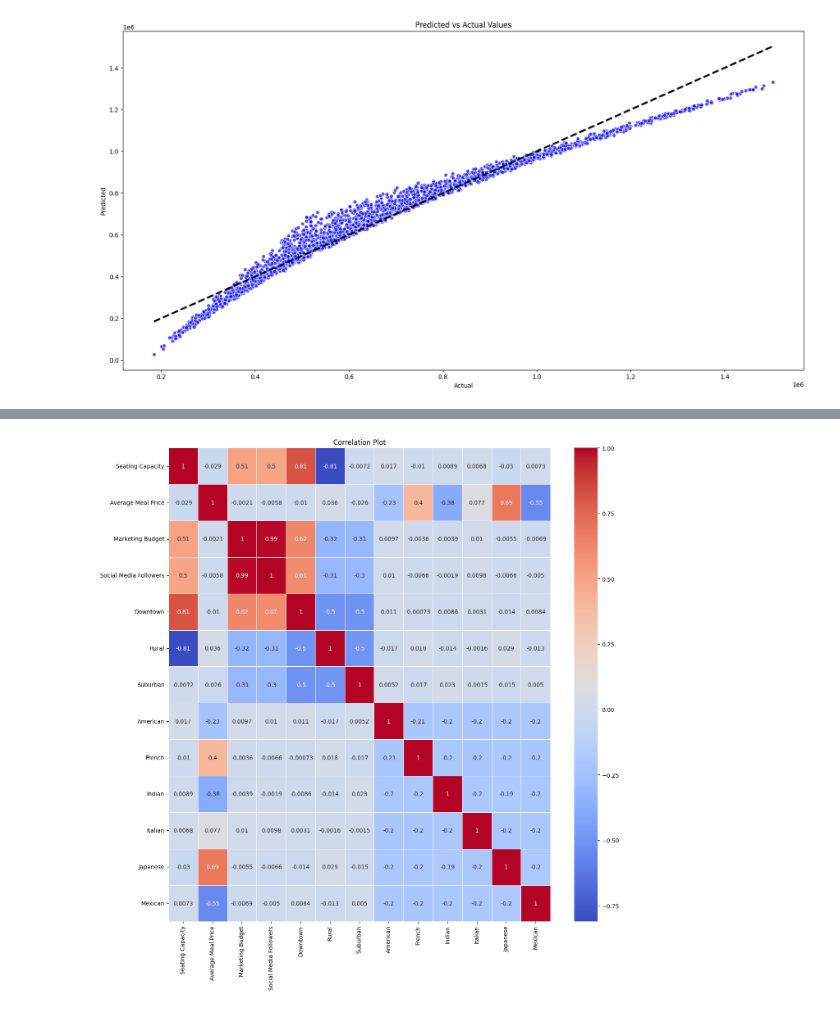
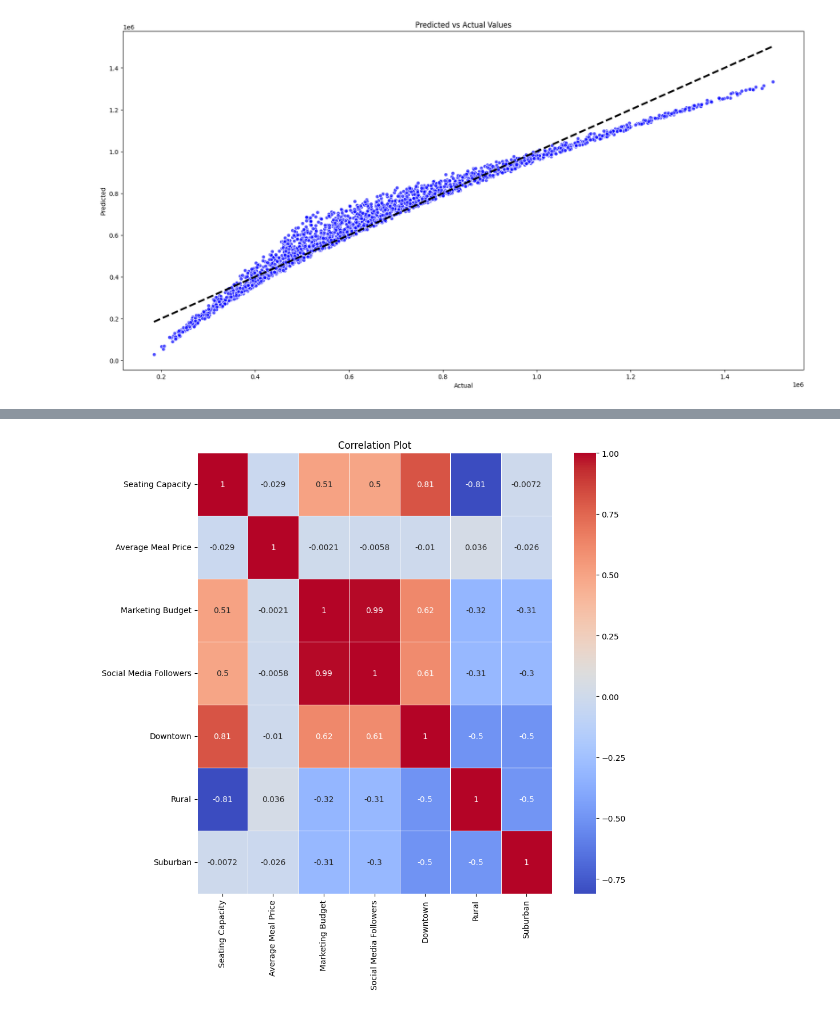
Before and after one commit to adiazvarela/restaurant_revenue_predictions, a Jupyter notebook: Project_1_Q1.ipynb, the cells around one changed output, grey strips where cells are left out. Cells and saved outputs as stored; diff of their text form; code cells hidden in the pictures.

Commit message:
Alternate model without cuisine types

```diff
--- a/Project_1_Q1.ipynb
+++ b/Project_1_Q1.ipynb
@@ -67,4 +13,4 @@ from sklearn.metrics import r2_score, mean_absolute_error, mean_squared_error
 # %% [markdown]
 Read csv file using pandas
 # %%
-dataset = pd.read_csv('restaurant_data.csv')
+dataset = pd.read_csv('https://raw.githubusercontent.com/adiazvarela/restaurant_revenue_predictions/main/restaurant_data.csv')
@@ -251,7 +193,7 @@ new_set
 # %% [markdown]
 Concat encoded Location and Cuisine columns
 # %%
-new_set_corr = pd.concat([new_set, locations_encoded, Cuisine_encoded], axis = 1)
+new_set_corr = pd.concat([new_set, locations_encoded], axis = 1)
 # %% [markdown]
 Assigning dataset to a new variable to create a correlation matrix
 # %%
@@ -420,7 +356,7 @@ x_corr
 # %%
-plt.figure(figsize = (15,15))
+plt.figure(figsize = (10,10))
 sns.heatmap(x_corr, annot = True, cmap = 'coolwarm', linewidth = .5)
 plt.title('Correlation Plot')
 plt.show()
 # %% [output]
-[figure, old version]
+[figure, new version]
```
Also changed, not shown: parts of 21 cells of this notebook.
